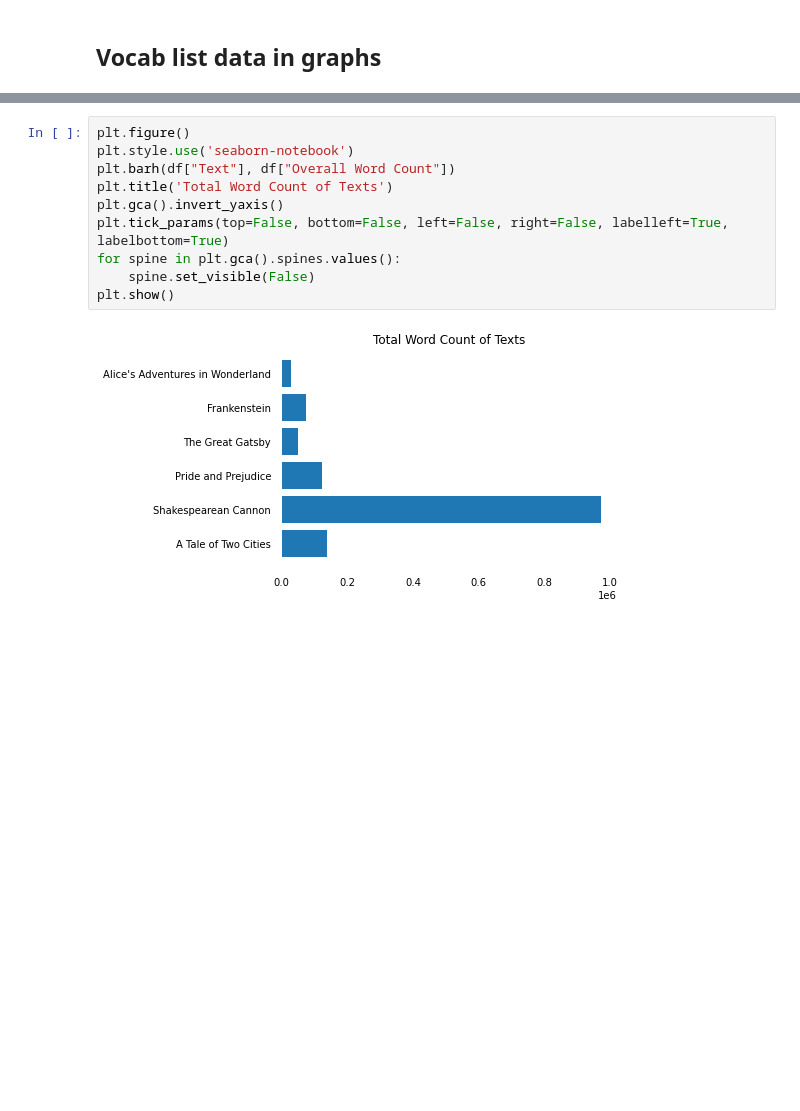
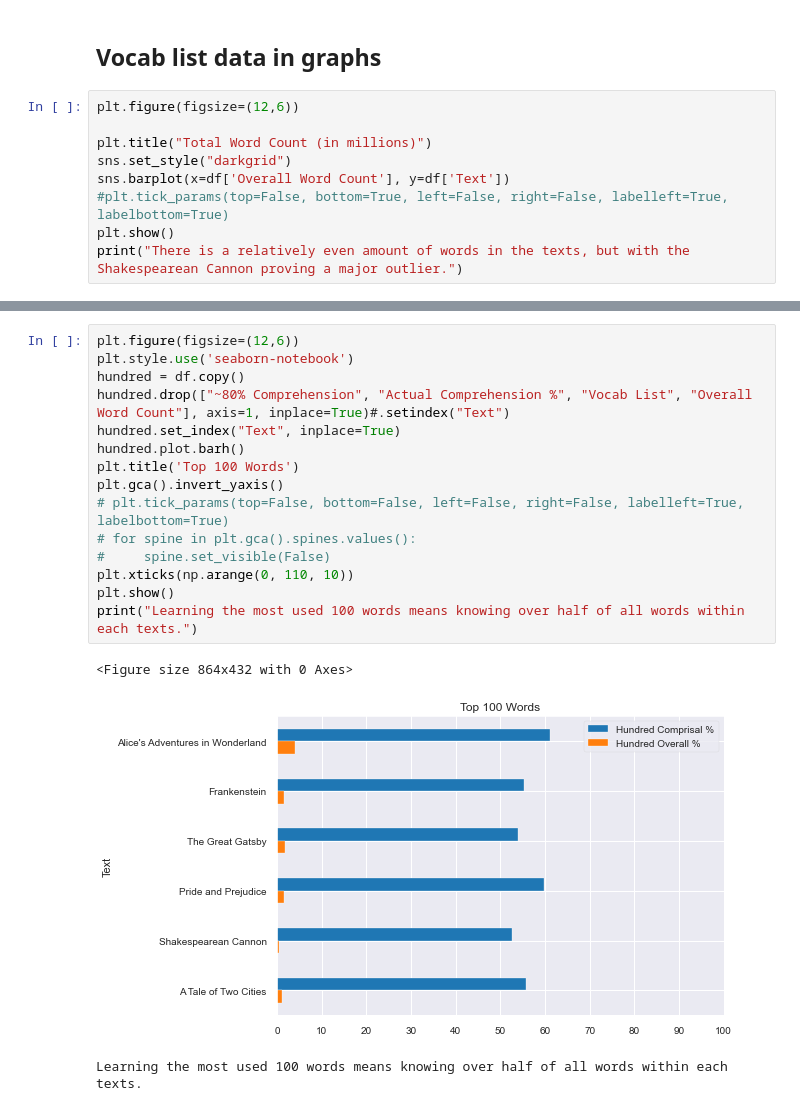
Before and after one commit to hwolff00/80-Percent-Comprehension, a Jupyter notebook: jupyter/Visualizations and Analysis.ipynb, the cells around one changed output, grey strips where cells are left out. Drawn from its saved outputs; the diff is of its cells as text; blank space fills up the shorter version.

Commit message:
Graph updates and code reformatting.

```diff
--- a/jupyter/Visualizations and Analysis.ipynb
+++ b/jupyter/Visualizations and Analysis.ipynb
@@ -95,3 +97,12 @@ df.describe()
 | max | 61.040000 | 3.920000 | 1025.000000 | 80.540000 | 542.00000 | ... |
 # %% [markdown]
 ## Vocab list data in graphs
+# %%
+plt.figure(figsize=(12,6))
+
+plt.title("Total Word Count (in millions)")
+sns.set_style("darkgrid")
+sns.barplot(x=df['Overall Word Count'], y=df['Text'])
+#plt.tick_params(top=False, bottom=True, left=False, right=False, labelleft=True, labelbottom=True)
+plt.show()
+print("There is a relatively even amount of words in the texts, but with the Shakespearean Cannon proving a major outlier.")
@@ -98,15 +112,22 @@ df.describe()
 # %%
-plt.figure()
+plt.figure(figsize=(12,6))
 plt.style.use('seaborn-notebook')
-plt.barh(df["Text"], df["Overall Word Count"])
-plt.title('Total Word Count of Texts')
+hundred = df.copy()
+hundred.drop(["~80% Comprehension", "Actual Comprehension %", "Vocab List", "Overall Word Count"], axis=1, inplace=True)#.setindex("Text")
+hundred.set_index("Text", inplace=True)
+hundred.plot.barh()
+plt.title('Top 100 Words')
 plt.gca().invert_yaxis()
-plt.tick_params(top=False, bottom=False, left=False, right=False, labelleft=True, labelbottom=True)
-for spine in plt.gca().spines.values():
-    spine.set_visible(False)
+# plt.tick_params(top=False, bottom=False, left=False, right=False, labelleft=True, labelbottom=True)
+# for spine in plt.gca().spines.values():
+#     spine.set_visible(False)
+plt.xticks(np.arange(0, 110, 10))
 plt.show()
+print("Learning the most used 100 words means knowing over half of all words within each texts.")
 # %% [output]
+<Figure size 864x432 with 0 Axes>
-[figure, old version]
+[figure, new version]
+Learning the most used 100 words means knowing over half of all words within each texts.
 # %%
 plt.figure()
 plt.style.use('seaborn-notebook')
```
Also changed, not shown: parts of 14 cells of this notebook.
